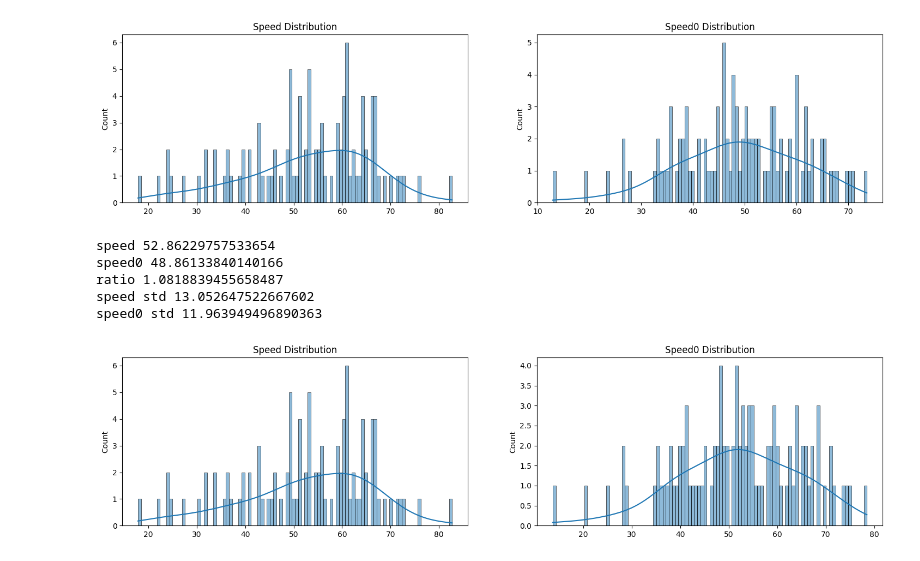
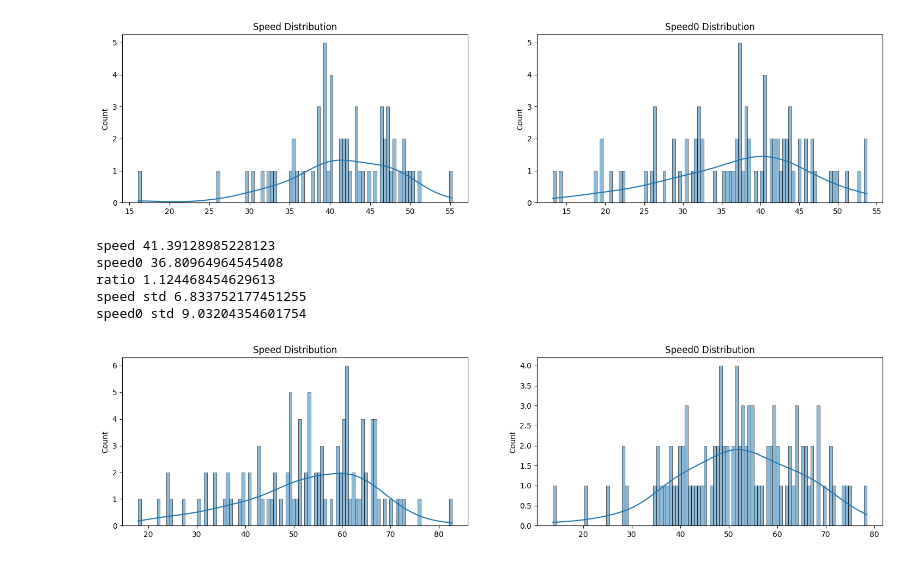
Before and after one commit to minaduki-sora/RADAR, a Jupyter notebook: notebook/speed.ipynb, the cells around one changed output. Drawn from its saved outputs; the diff is of its cells as text; code cells hidden in the pictures.

```diff
--- a/notebook/speed.ipynb
+++ b/notebook/speed.ipynb
@@ -5,12 +5,13 @@ import numpy as np
 import seaborn as sns
 import matplotlib.pyplot as plt
 
-# tokenizer=AutoTokenizer.from_pretrained("/home/majunjie/code/weights/hf/Meta-Llama-3.1-8B-Instruct/")
+tokenizer=AutoTokenizer.from_pretrained("/home/majunjie/code/weights/hf/Meta-Llama-3.1-8B-Instruct/")
 # jsonl_file = "/home/majunjie/code/EAGLE/output/mt-bench/llama3.1.jsonl"
 # jsonl_file = "/home/majunjie/code/EAGLE/output/mt-bench/llama3.1-d7.jsonl"
 # jsonl_file_base = "/home/majunjie/code/EAGLE/output/mt-bench/llama3.1-vanilla.jsonl"
-jsonl_file = "../output/shareGPT/llama3.1/t1d7/hawkeye-33-0.004-1-0.99-speedtest-s100.jsonl"
-jsonl_file_base = "../output/shareGPT/llama3.1/t1d7/eagle3-speedtest-s100-1.jsonl"
+# jsonl_file = "../output/shareGPT/llama3.1/t1d7/hawkeye-33-0.004-1-0.99-speedtest-s100.jsonl"
+jsonl_file = "../output/mt_bench/llama3.1/t1d7/pt/hawkeye-33-0.004-1-0.99-speedtest-s100-1.jsonl"
+jsonl_file_base = "../output/mt_bench/llama3.1/t1d7/eagle3-speedtest-10.jsonl"
 data = []
 with open(jsonl_file, 'r', encoding='utf-8') as file:
     for line in file:
@@ -20,62 +21,65 @@ with open(jsonl_file, 'r', encoding='utf-8') as file:
 
 
 speeds=[]
-for datapoint in data:
+for datapoint in data[:8]:
     qid=datapoint["question_id"]
-    answer=datapoint["choices"][0]['turns']
-    tokens=sum(datapoint["choices"][0]['new_tokens'])
-    times = sum(datapoint["choices"][0]['wall_time'])
-    speeds.append(tokens/times)
+    for ch in datapoint["choices"]:
+        answer=ch['turns']
+        # tokens=sum(ch['new_tokens'])
+        times = sum(ch['wall_time'])
+        # speeds.append(tokens/times)
+        tokens = 0
+        for i in answer:
+            tokens += (len(tokenizer(i).input_ids) - 1)
+        times = sum(ch['wall_time'])
+        speeds.append(tokens / times)
 
 
 data = []
 with open(jsonl_file_base, 'r', encoding='utf-8') as file:
     for line in file:
         json_obj = json.loads(line)
         data.append(json_obj)
 
 
 # total_time=0
 # total_token=0
 speeds0=[]
-for datapoint in data:
+for datapoint in data[:8]:
     qid=datapoint["question_id"]
-    answer=datapoint["choices"][0]['turns']
-    tokens=sum(datapoint["choices"][0]['new_tokens'])
-    times = sum(datapoint["choices"][0]['wall_time'])
-    speeds0.append(tokens/times)
-    # qid=datapoint["question_id"]
-    # answer=datapoint["choices"][0]['turns']
-    # tokens = 0
-    # for i in answer:
-    #     tokens += (len(tokenizer(i).input_ids) - 1)
-    # times = sum(datapoint["choices"][0]['wall_time'])
-    # speeds0.append(tokens / times)
-    # total_time+=times
-    # total_token+=tokens
+    for ch in datapoint["choices"]:
+        answer=ch['turns']
+        # tokens=sum(ch['new_tokens'])
+        times = sum(ch['wall_time'])
+        # speeds0.append(tokens/times)
+        tokens = 0
+        for i in answer:
+            tokens += (len(tokenizer(i).input_ids) - 1)
+        times = sum(ch['wall_time'])
+        speeds0.append(tokens / times)
 
 #show speed and speed0 's distribution
 fig, axes = plt.subplots(1, 2, figsize=(18, 4))
 sns.histplot(speeds, bins=100, kde=True, ax=axes[0])
 axes[0].set_title('Speed Distribution')
 sns.histplot(speeds0, bins=100, kde=True, ax=axes[1])
 axes[1].set_title('Speed0 Distribution')
 plt.show()
 
 print('speed',np.array(speeds).mean())
 print('speed0',np.array(speeds0).mean())
 print("ratio",np.array(speeds).mean()/np.array(speeds0).mean())
 
 # cal std
 print('speed std',np.array(speeds).std())
 print('speed0 std',np.array(speeds0).std())
 # %% [output]
-[figure, old version]
+[figure, new version]
-speed 52.86229757533654
-speed0 48.86133840140166
-ratio 1.0818839455658487
-speed std 13.052647522667602
-speed0 std 11.963949496890363
+speed 41.39128985228123
+speed0 36.80964964545408
+ratio 1.124468454629613
+speed std 6.833752177451255
+speed0 std 9.03204354601754
 # %%
 import json
 from transformers import AutoTokenizer
```
Also changed, not shown: 5 other files.
